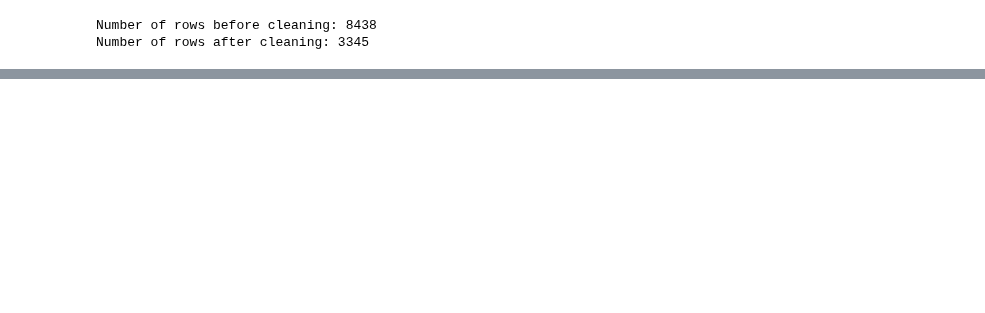
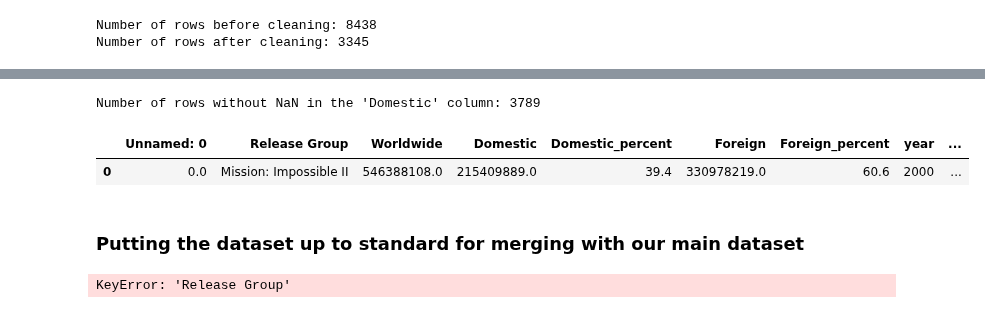
Before and after one commit to epfl-ada/ada-2024-project-thelordsofdata, a Jupyter notebook: src/data/cmu_analysis.ipynb, the cells around one changed output, grey strips where cells are left out. Drawn from its saved outputs; the diff is of its cells as text; code cells hidden in the pictures; blank space fills up the shorter version.

```diff
--- a/src/data/cmu_analysis.ipynb
+++ b/src/data/cmu_analysis.ipynb
@@ -343,0 +412,20 @@ df_cleaned_with_budget_drop.head()
+# %%
+# Replace '<0.1' with '0.1' before removing '%' and converting to float
+df['Domestic_percent'] = df['Domestic_percent'].str.replace('<0.1', '0.1').str.replace('%', '').astype(float)
+df['Foreign_percent'] = df['Foreign_percent'].str.replace('<0.1', '0.1').str.replace('%', '').astype(float)
+
+# Group by year and calculate the mean for Domestic_percent and Foreign_percent
+average_percents = df.groupby('year')[['Domestic_percent', 'Foreign_percent']].mean()
+
+# Plotting the results
+plt.figure(figsize=(10, 6))
+plt.plot(average_percents.index, average_percents['Domestic_percent'], label='Domestic Percent', marker='o')
+plt.plot(average_percents.index, average_percents['Foreign_percent'], label='Foreign Percent', marker='o')
+
+# Adding labels and title
+plt.xlabel('Year')
+plt.ylabel('Average Percent')
+plt.title('Average Domestic and Foreign Percent by Year')
+plt.legend()
+plt.grid(True)
+plt.show()
@@ -343,0 +434,32 @@ df_cleaned_with_budget_drop.head()
+# %%
+# Count rows that do not have NaN in the 'Domestic' column
+non_nan_domestic_count = df['Domestic'].notna().sum()
+
+print("Number of rows without NaN in the 'Domestic' column:", non_nan_domestic_count)
+# %% [output]
+Number of rows without NaN in the 'Domestic' column: 3789
+# %%
+df.head(1)
+# %% [output]
+|  | Unnamed: 0 | Release Group | Worldwide | Domestic | Domestic_percent | Foreign | Foreign_percent | year | ... |
+| 0 | 0.0 | Mission: Impossible II | 546388108.0 | 215409889.0 | 39.4 | 330978219.0 | 60.6 | 2000 | ... |
+# %% [markdown]
+### Putting the dataset up to standard for merging with our main dataset
+# %%
+# Dropping the first and last columns
+df = df.drop(columns=['Unnamed: 0', 'Rank'])
+
+# Converting all titles in the "Release Group" column to lowercase
+df['Release Group'] = df['Release Group'].str.lower()
+
+# Renaming the columns
+df = df.rename(columns={'Release Group': 'Name',
+                        'Worldwide': 'worldwide_gross', 'Domestic': 'domestic_gross',
+                        'Domestic_percent': 'domestic_percentage',  'Foreign': 'foreign_gross',
+                        'Foreign_percent': 'foreign_percentage', 'year' : 'Year'})
+
+# Reordering the coloumns
+new_order = ['Name', 'Year', 'domestic_gross', 'domestic_percentage', 'foreign_gross', 'foreign_percentage', 'worldwide_gross']
+df = df[new_order]
+# %% [output]
+KeyError: 'Release Group'
```
Also changed, not shown: parts of 10 cells of this notebook, 4 other files.
